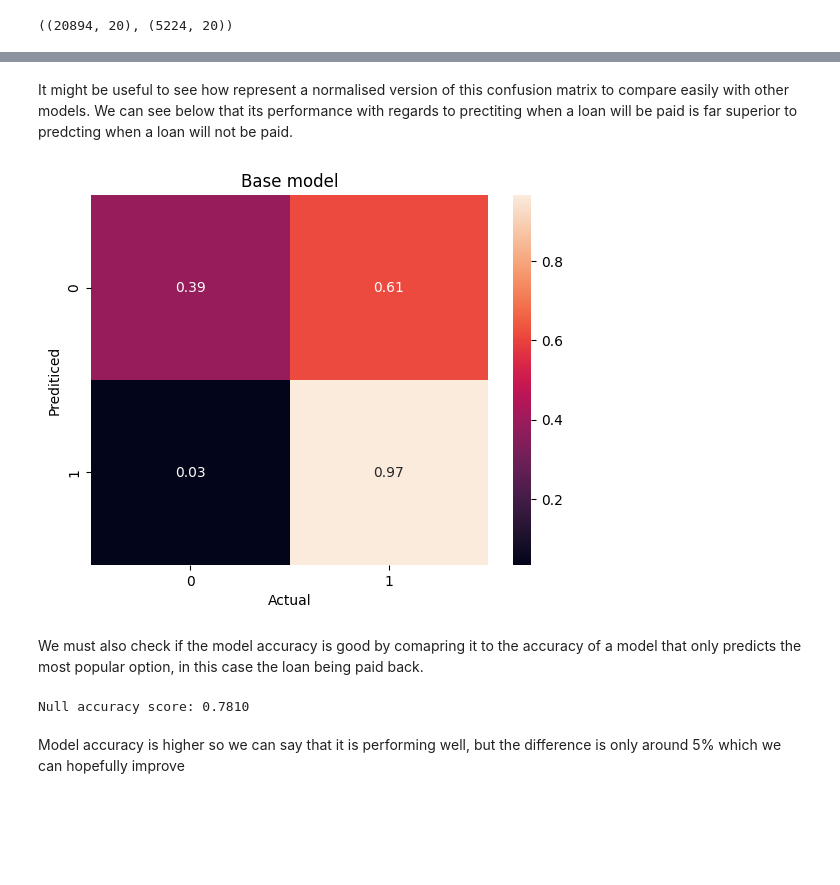
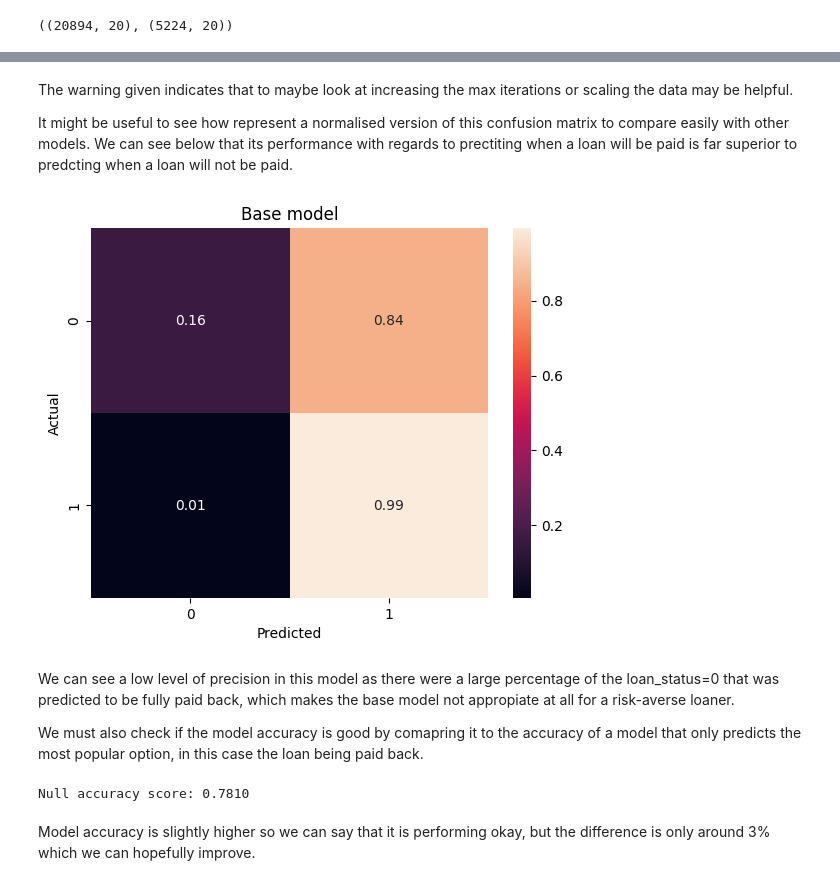
Before and after one commit to christianndjanda/-DST_Assessment_1_Group_4, a Jupyter notebook: ImranV/logitistic_reg_model.ipynb, the cells around one changed output, grey strips where cells are left out. Drawn from its saved outputs; the diff is of its cells as text; code cells hidden in the pictures; blank space fills up the shorter version.

```diff
--- a/ImranV/logitistic_reg_model.ipynb
+++ b/ImranV/logitistic_reg_model.ipynb
@@ -60,10 +62,17 @@ X_train.shape, X_test.shape
 # %%
-model = LogisticRegression(solver='liblinear', random_state=0)
+model = LogisticRegression()
 
 model.fit(X_train, y_train)
 y_pred = model.predict(X_test)
 
+precision = precision_score(y_test, y_pred)
+recall = recall_score(y_test, y_pred)
+f1 = f1_score(y_test, y_pred)
+
 print('Model accuracy score: {0:0.4f}'. format(accuracy_score(y_test, y_pred)))
 print("\nClassification Report:\n", classification_report(y_test, y_pred))
 print("Confusion Matrix:\n", confusion_matrix(y_test, y_pred))
+print(f'Precision: {precision:.2f}')
+print(f'Recall: {recall:.2f}')
+print(f'F1 Score: {f1:.2f}')
 # %% [output]
@@ -85,17 +104,21 @@ Confusion Matrix:
 # %% [markdown]
+The warning given indicates that to maybe look at increasing the max iterations or scaling the data may be helpful.
+
 It might be useful to see how represent a normalised version of this confusion matrix to compare easily with other models. We can see below that its performance with regards to prectiting when a loan will be paid is far superior to predcting when a loan will not be paid.
 # %%
 cm = confusion_matrix(y_test, y_pred)
 
 cm_normalized = cm.astype('float') / cm.sum(axis=1)[:, np.newaxis]
 sns.heatmap(cm_normalized, annot=True, fmt='.2f',)
 plt.title('Base model')
-plt.xlabel('Actual')
-plt.ylabel('Prediticed')
+plt.xlabel('Predicted')
+plt.ylabel('Actual')
 plt.show()
 # %% [output]
-[figure, old version]
+[figure, new version]
 # %% [markdown]
+We can see a low level of precision in this model as there were a large percentage of the loan_status=0 that was predicted to be fully paid back, which makes the base model not appropiate at all for a risk-averse loaner.
+
 We must also check if the model accuracy is good by comapring it to the accuracy of a model that only predicts the most popular option, in this case the loan being paid back.
 # %%
 null_accuracy = (4080/(4080+1144))
@@ -103,7 +126,7 @@ print('Null accuracy score: {0:0.4f}'. format(null_accuracy))
 # %% [output]
 Null accuracy score: 0.7810
 # %% [markdown]
-Model accuracy is higher so we can say that it is performing well, but the difference is only around 5% which we can hopefully improve
+Model accuracy is slightly higher so we can say that it is performing okay, but the difference is only around 3% which we can hopefully improve.
 # %%
 y_scores = model.predict_proba(X_test)[:, 1]
 fpr, tpr, thresholds = roc_curve(y_test, y_scores)
```
Also changed, not shown: parts of 20 cells of this notebook.
